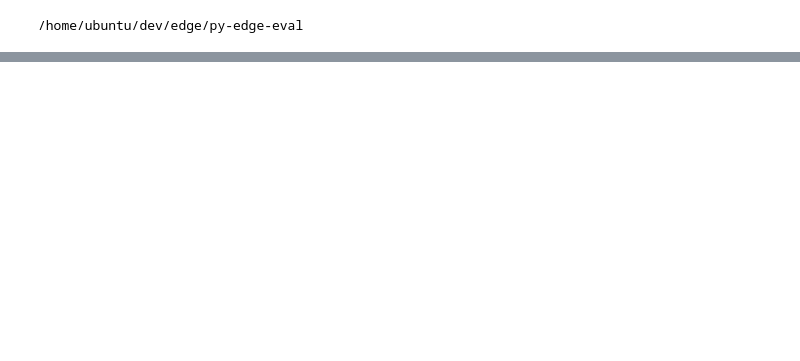
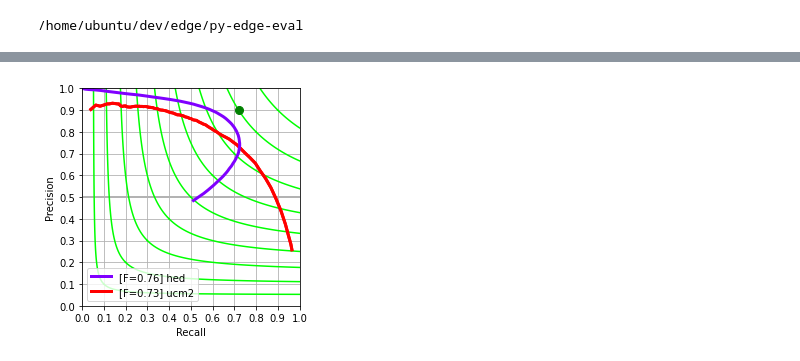
Before and after one commit to haruishi43/py-edge-eval, a Jupyter notebook: notebooks/pr_curve.ipynb, the cells around one changed output, grey strips where cells are left out. Cells and saved outputs as stored; diff of their text form; code cells hidden in the pictures; blank space fills up the shorter version.

```diff
--- a/notebooks/pr_curve.ipynb
+++ b/notebooks/pr_curve.ipynb
@@ -131,0 +172,4 @@ ODS=0.755, OIS=0.774, AP=0.655, R50=0.535
+# %%
+display(fig)
+# %% [output]
+[figure, added]
```
Also changed, not shown: parts of 18 cells of this notebook, 6 other files.
